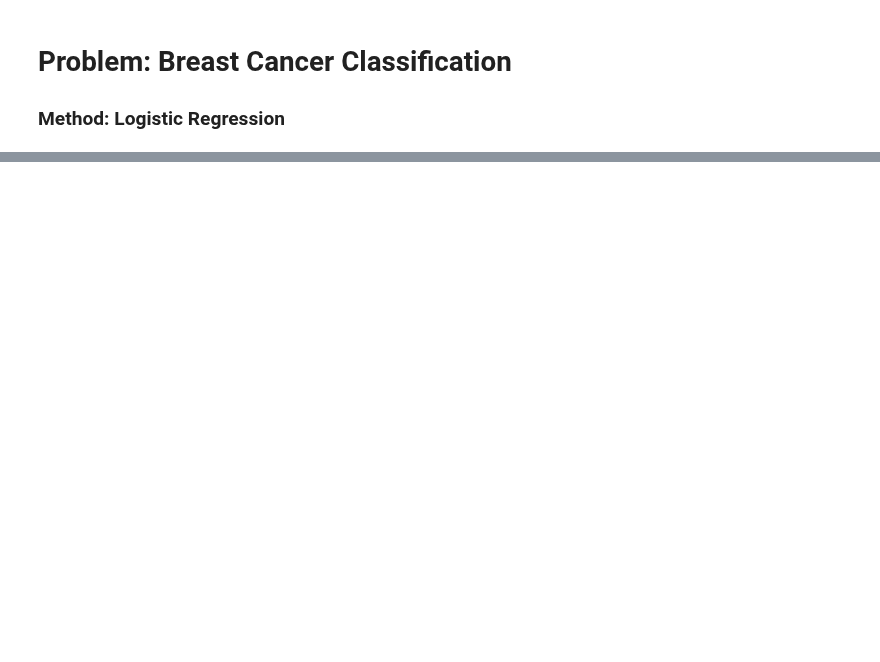
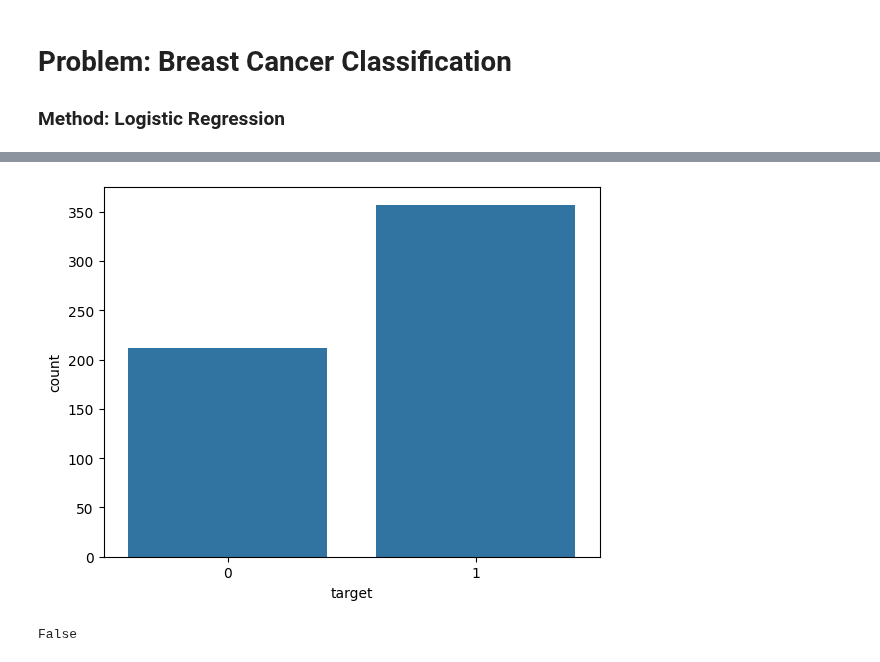
Before and after one commit to giraydorukyurt7/Data_Science-And-Artificial_Intelligence-Journeys, a Jupyter notebook: Machine_Learning/Applications/Breast_Cancer_Classification_logistic_regression/breast_cancer_classification_classification_logistic_regression.ipynb, the cells around one changed output, grey strips where cells are left out. Cells and saved outputs as stored; diff of their text form; code cells hidden in the pictures; blank space fills up the shorter version.

```diff
--- a/Machine_Learning/Applications/Breast_Cancer_Classification_logistic_regression/breast_cancer_classification_classification_logistic_regression.ipynb
+++ b/Machine_Learning/Applications/Breast_Cancer_Classification_logistic_regression/breast_cancer_classification_classification_logistic_regression.ipynb
@@ -28,0 +75,11 @@ df.head()
+# %%
+#1 -> iyi huylu
+#2 -> kötü huylu
+sns.countplot(x="target", data=df)
+plt.show()
+# %% [output]
+[figure, added]
+# %%
+df.isnull().values.any()
+# %% [output]
+False
```
Also changed, not shown: parts of 14 cells of this notebook.
